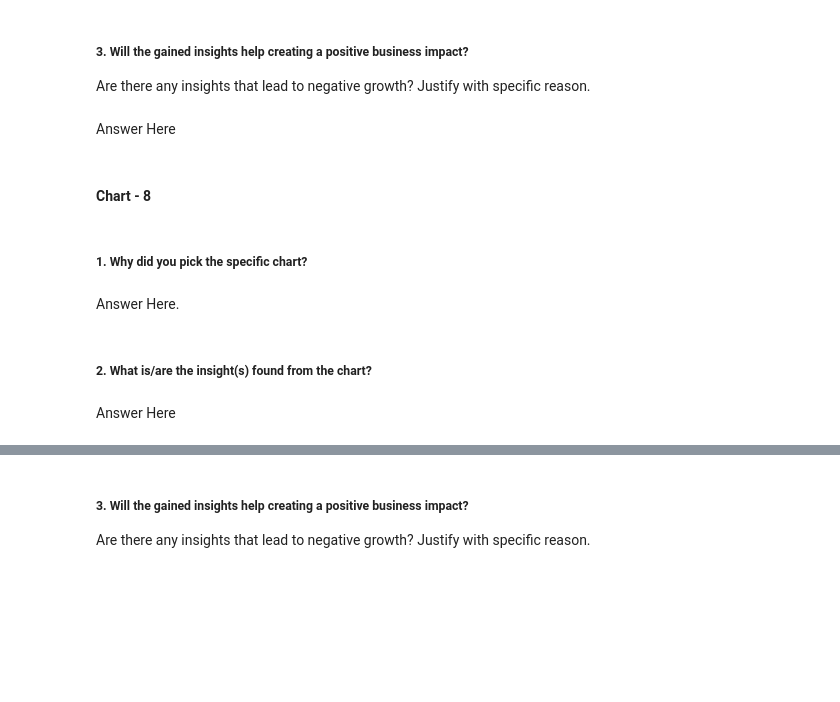
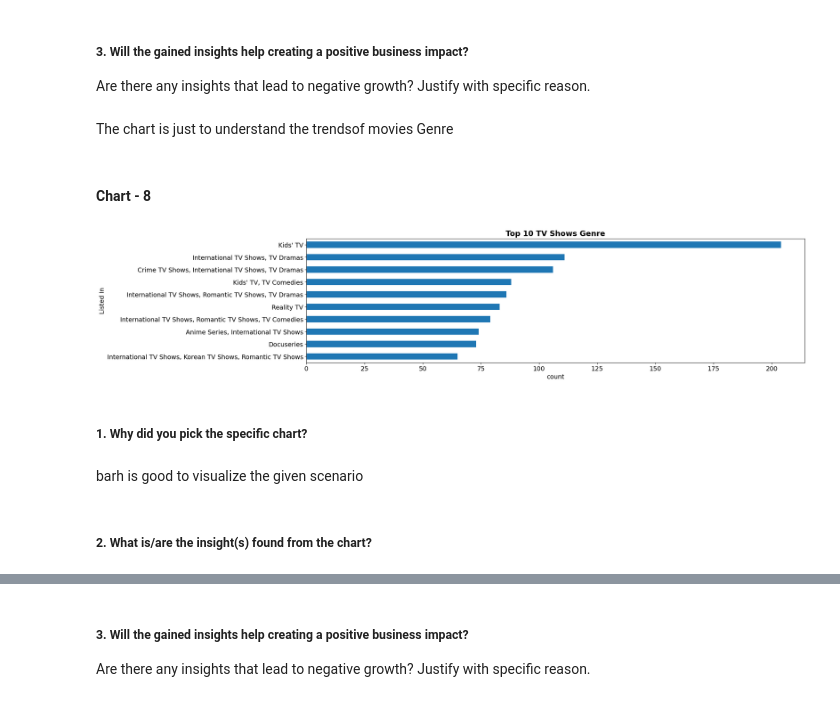
Before and after one commit to saraswatiyangandul20/NetflixMoviesAndTVShowsClustering, a Jupyter notebook: NetflixMoviesAndTVShowsClustering.ipynb, the cells around one changed output, grey strips where cells are left out. Saved outputs shown, nothing was run; the diff lists cells and outputs as text; code cells hidden in the pictures; blank space fills up the shorter version.

```diff
--- a/NetflixMoviesAndTVShowsClustering.ipynb
+++ b/NetflixMoviesAndTVShowsClustering.ipynb
@@ -647,7 +697,7 @@ Answer Here
 # %% [markdown]
 ##### 3. Will the gained insights help creating a positive business impact?
 Are there any insights that lead to negative growth? Justify with specific reason.
-# %% [markdown]
-Answer Here
+# %% [markdown]
+The chart is just to understand the trendsof movies Genre
 # %% [markdown]
 #### Chart - 8
@@ -656,8 +704,30 @@ Answer Here
+# %%
+# Chart - 8 visualization code
+
+# getting counts of different TV shows in listed in
+top10_TV_Shows = tv_shows_df['listed_in'].value_counts()
+# sorting based on counts
+top10_TV_Shows = top10_TV_Shows.sort_values(ascending=True)
+# getting to 10 of the dataframe from bottom
+top10_TV_Shows = top10_TV_Shows.tail(10)
+
+# plotting
+top10_TV_Shows.plot(kind='barh')
+# setting chart title
+plt.title('Top 10 TV Shows Genre')
+plt.ylabel('Listed In')
+plt.xlabel('count')
+# display chart
+plt.show()
+
+# print(top10_TV_Shows)
+# deleting the movie_ratings dataframe for optimization of memory
+del top10_TV_Shows
+# %% [output]
+[figure, added]
 # %% [markdown]
 ##### 1. Why did you pick the specific chart?
-# %% [markdown]
-Answer Here.
+# %% [markdown]
+barh is good to visualize the given scenario
 # %% [markdown]
 ##### 2. What is/are the insight(s) found from the chart?
-# %% [markdown]
-Answer Here
```
Also changed, not shown: parts of 34 cells of this notebook.
